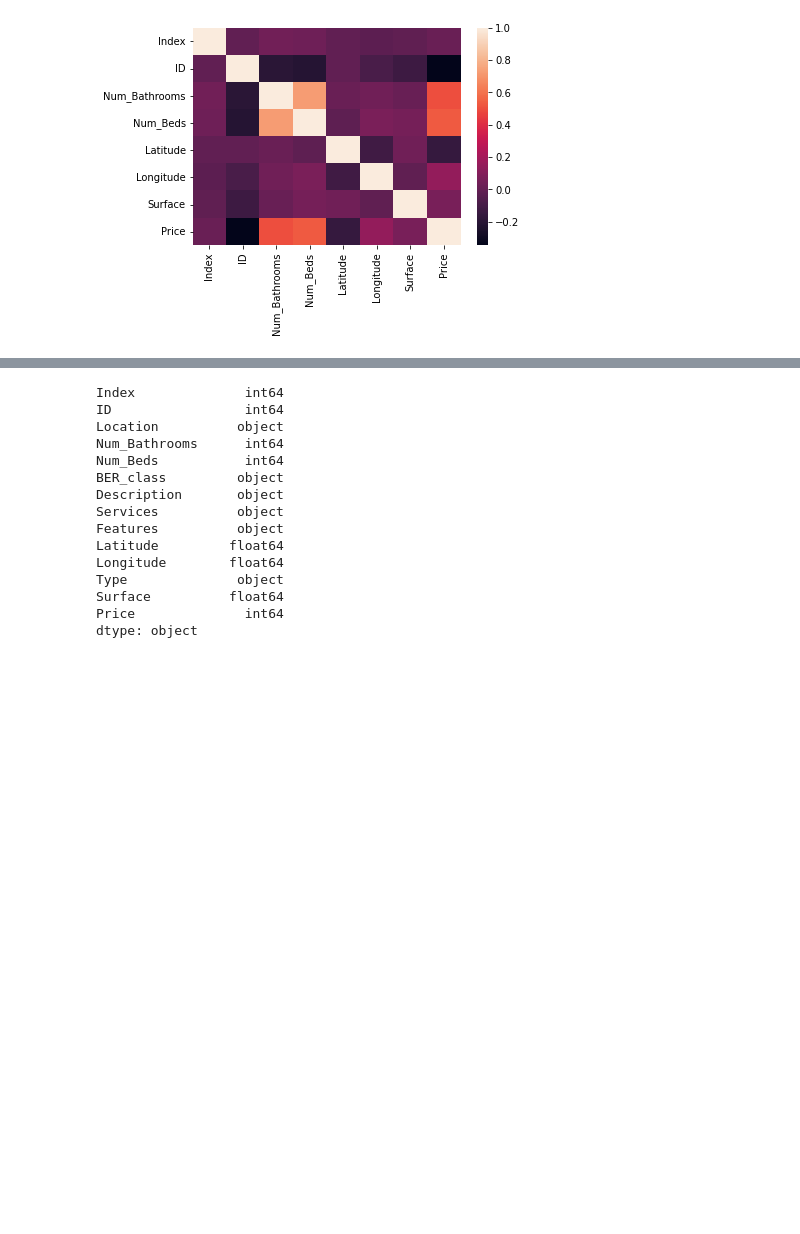
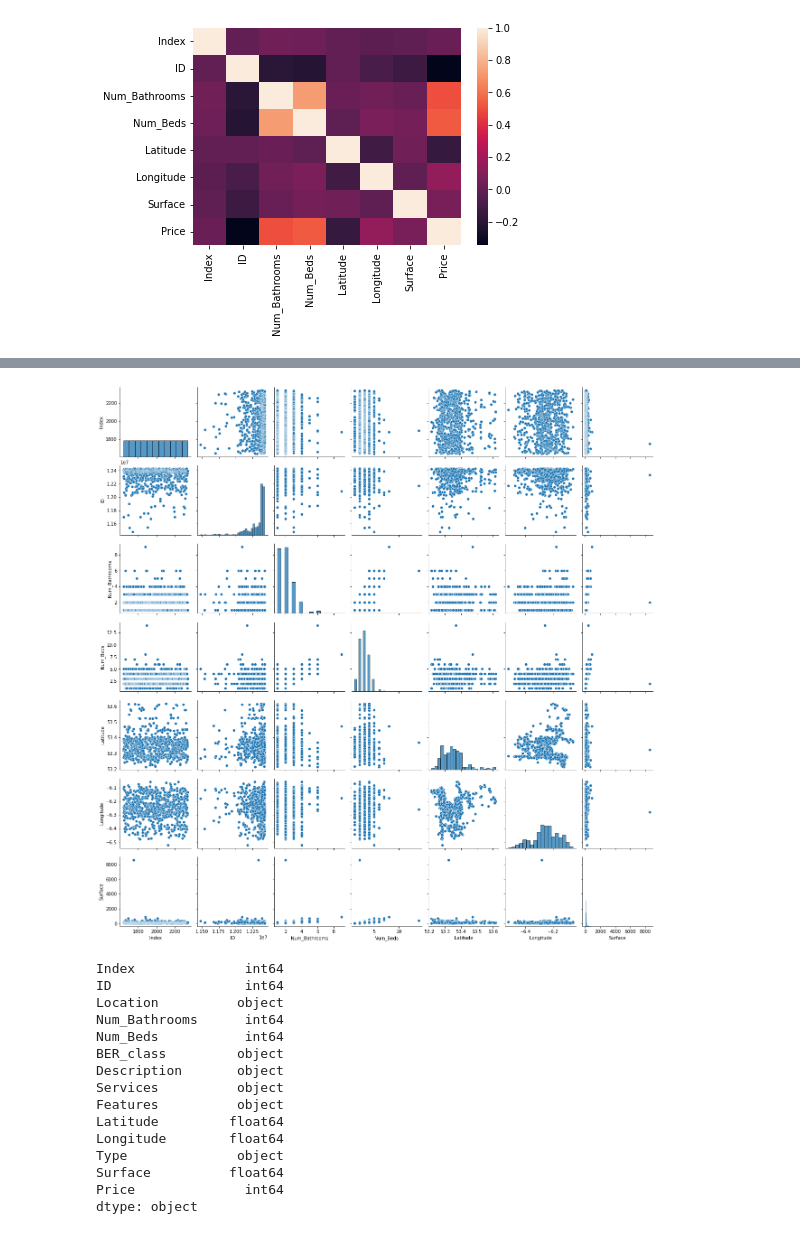
Before and after one commit to barrytl/ET5003_SEM1_2021-2, a Jupyter notebook: Week-5/ET5003_KaggleCompetition.ipynb, the cells around one changed output, grey strips where cells are left out. Saved outputs shown, nothing was run; the diff lists cells and outputs as text; code cells hidden in the pictures; blank space fills up the shorter version.

```diff
--- a/Week-5/ET5003_KaggleCompetition.ipynb
+++ b/Week-5/ET5003_KaggleCompetition.ipynb
@@ -238,7 +245,9 @@ plt.show()
 [figure]
 # %%
-# sns.pairplot(df_test)
-# plt.show()
+sns.pairplot(df_test)
+plt.show()
+# %% [output]
+[figure, added]
 # %%
 df_train.dtypes
 # %% [output]
```
Also changed, not shown: parts of 15 cells of this notebook.
